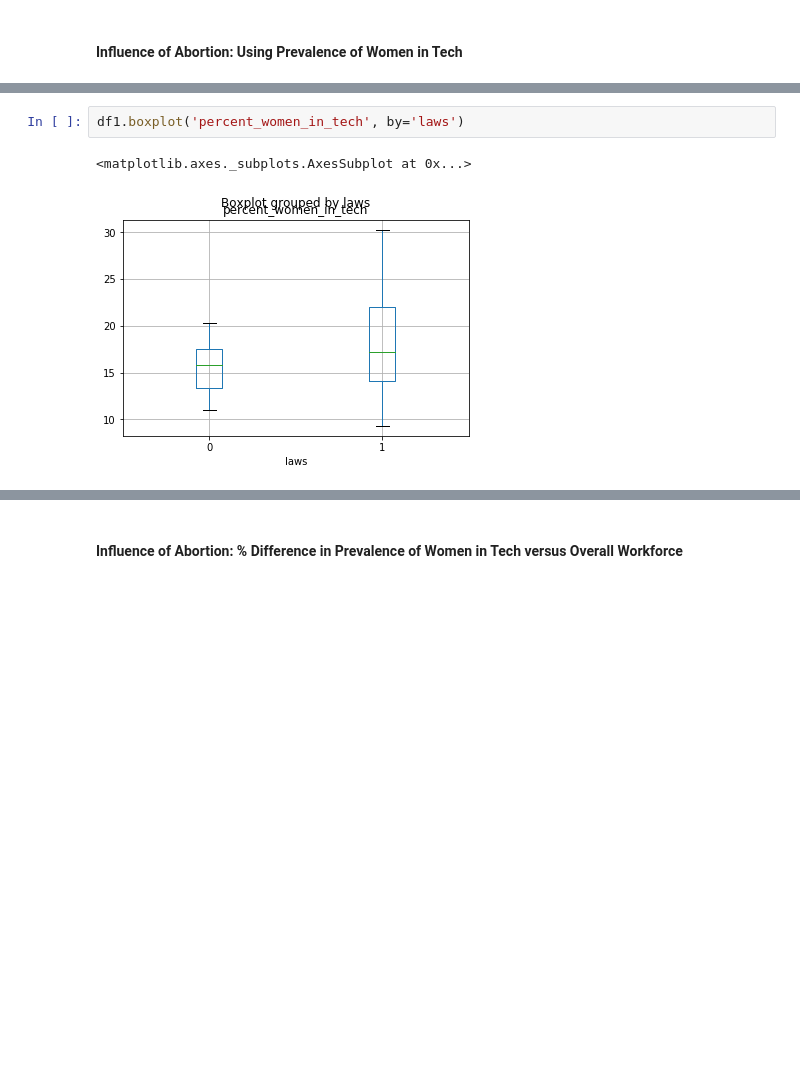
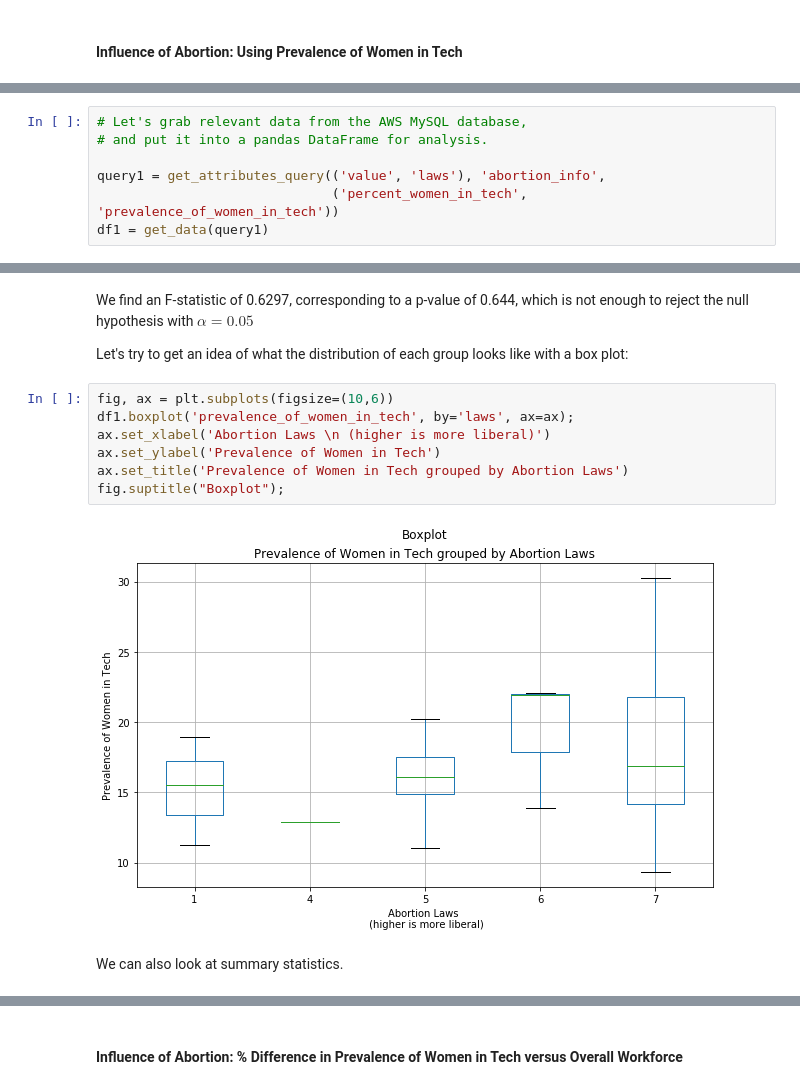
Before and after one commit to jmsmdy/gender-and-tech, a Jupyter notebook: Statistical Analysis.ipynb, the cells around one changed output, grey strips where cells are left out. Saved outputs shown, nothing was run; the diff lists cells and outputs as text; blank space fills up the shorter version.

```diff
--- a/Statistical Analysis.ipynb
+++ b/Statistical Analysis.ipynb
@@ -34,0 +34,7 @@ df1 = get_data(query1)
+# %%
+# Let's grab relevant data from the AWS MySQL database,
+# and put it into a pandas DataFrame for analysis.
+
+query1 = get_attributes_query(('value', 'laws'), 'abortion_info',
+                              ('percent_women_in_tech', 'prevalence_of_women_in_tech'))
+df1 = get_data(query1)
@@ -55,5 +79,15 @@ Residual  981.316408  36.0      NaN       NaN
-# %%
-df1.boxplot('percent_women_in_tech', by='laws')
-# %% [output]
-<matplotlib.axes._subplots.AxesSubplot at 0x...>
-[figure, removed]
+# %% [markdown]
+We find an F-statistic of 0.6297, corresponding to a p-value of 0.644, which is not enough to reject the null hypothesis with $\alpha = 0.05$
+
+Let's try to get an idea of what the distribution of each group looks like with a box plot:
+# %%
+fig, ax = plt.subplots(figsize=(10,6))
+df1.boxplot('prevalence_of_women_in_tech', by='laws', ax=ax);
+ax.set_xlabel('Abortion Laws \n (higher is more liberal)')
+ax.set_ylabel('Prevalence of Women in Tech')
+ax.set_title('Prevalence of Women in Tech grouped by Abortion Laws')
+fig.suptitle("Boxplot");
+# %% [output]
+[figure, added]
+# %% [markdown]
+We can also look at summary statistics.
```
Also changed, not shown: parts of 69 cells of this notebook.
